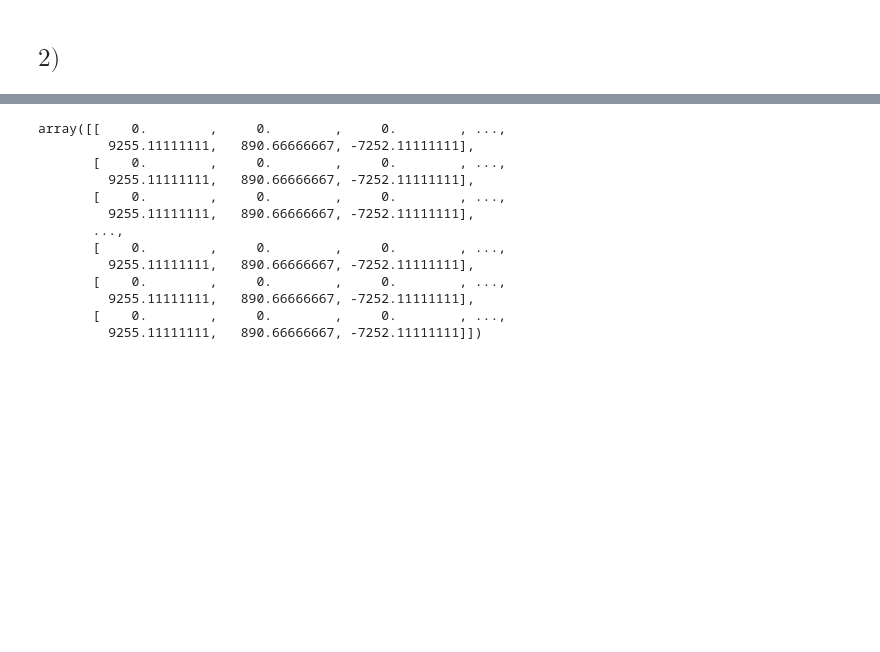
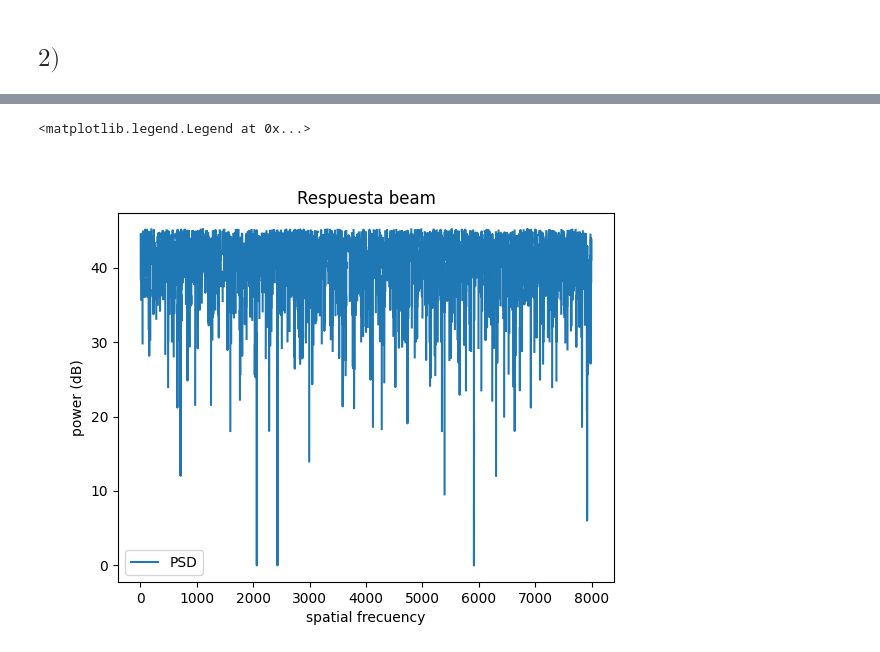
Before and after one commit to GonzaLinares/PASA_TP4, a Jupyter notebook: main.ipynb, the cells around one changed output, grey strips where cells are left out. Cells and saved outputs as stored; diff of their text form; code cells hidden in the pictures; blank space fills up the shorter version.

```diff
--- a/main.ipynb
+++ b/main.ipynb
@@ -111,4 +111,16 @@ for signal in arr['sub8cm']:
 hp.play(xpiSlice[2], fs)
 # %% [output]
 [interactive output not drawn]
+# %%
+w = 10 * np.log10(np.abs(xpiSlice[0])**2)
+
+plt.figure()
+plt.title("Respuesta beam")
+plt.plot(w, label='PSD')
+plt.xlabel("spatial frecuency")
+plt.ylabel("power (dB)")
+plt.legend()
+# %% [output]
+<matplotlib.legend.Legend at 0x...>
+[figure, added]
 # %%
@@ -124,19 +131,3 @@ plt.show()
 xx /= len(xpiSlice)
-# %%
-xx
-# %% [output]
-array([[    0.        ,     0.        ,     0.        , ...,
-         9255.11111111,   890.66666667, -7252.11111111],
-       [    0.        ,     0.        ,     0.        , ...,
-         9255.11111111,   890.66666667, -7252.11111111],
-       [    0.        ,     0.        ,     0.        , ...,
-         9255.11111111,   890.66666667, -7252.11111111],
-       ...,
-       [    0.        ,     0.        ,     0.        , ...,
-         9255.11111111,   890.66666667, -7252.11111111],
-       [    0.        ,     0.        ,     0.        , ...,
-         9255.11111111,   890.66666667, -7252.11111111],
-       [    0.        ,     0.        ,     0.        , ...,
-         9255.11111111,   890.66666667, -7252.11111111]])
 # %%
 ixx = np.linalg.inv(xx)
```
Also changed, not shown: parts of 23 cells of this notebook.
